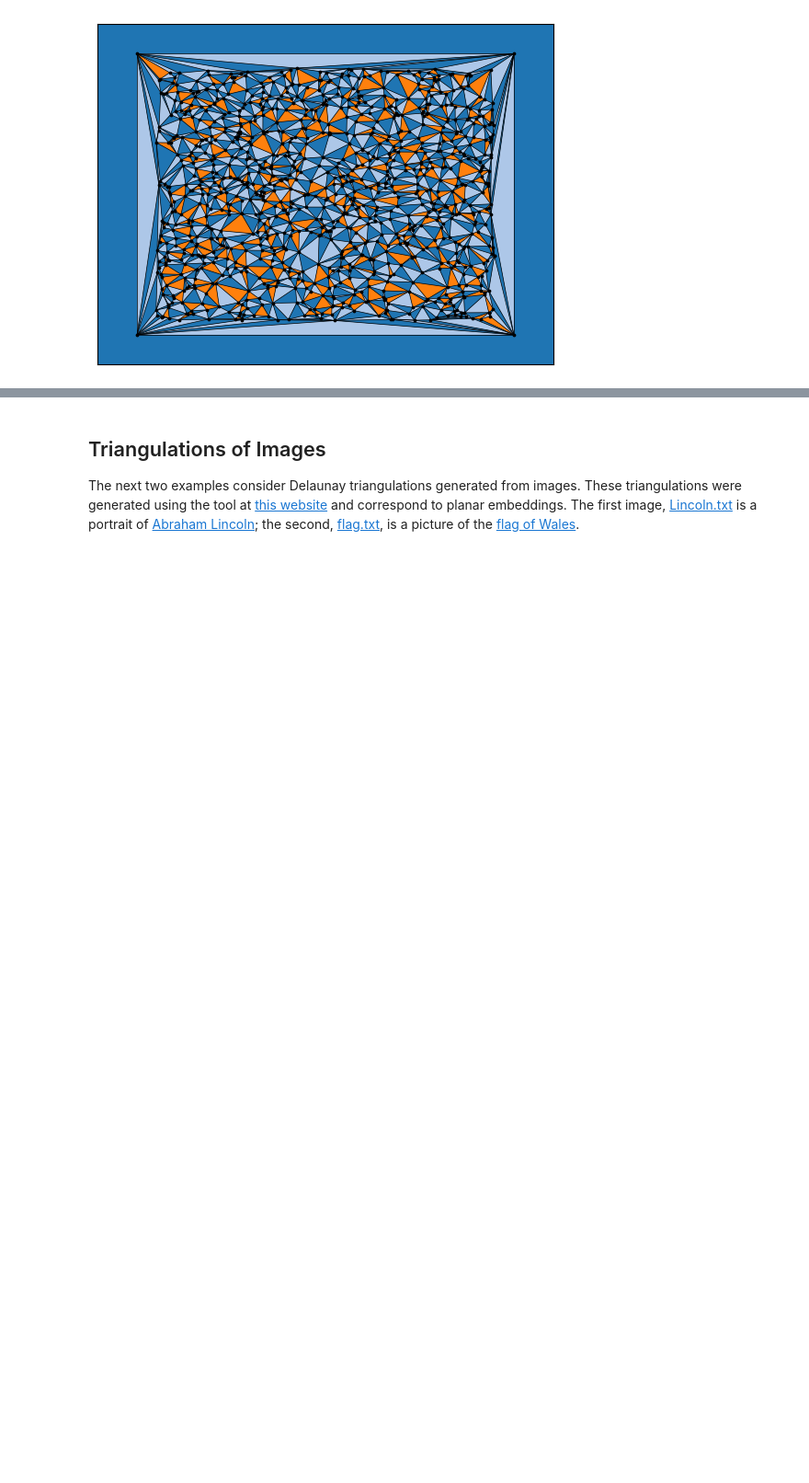
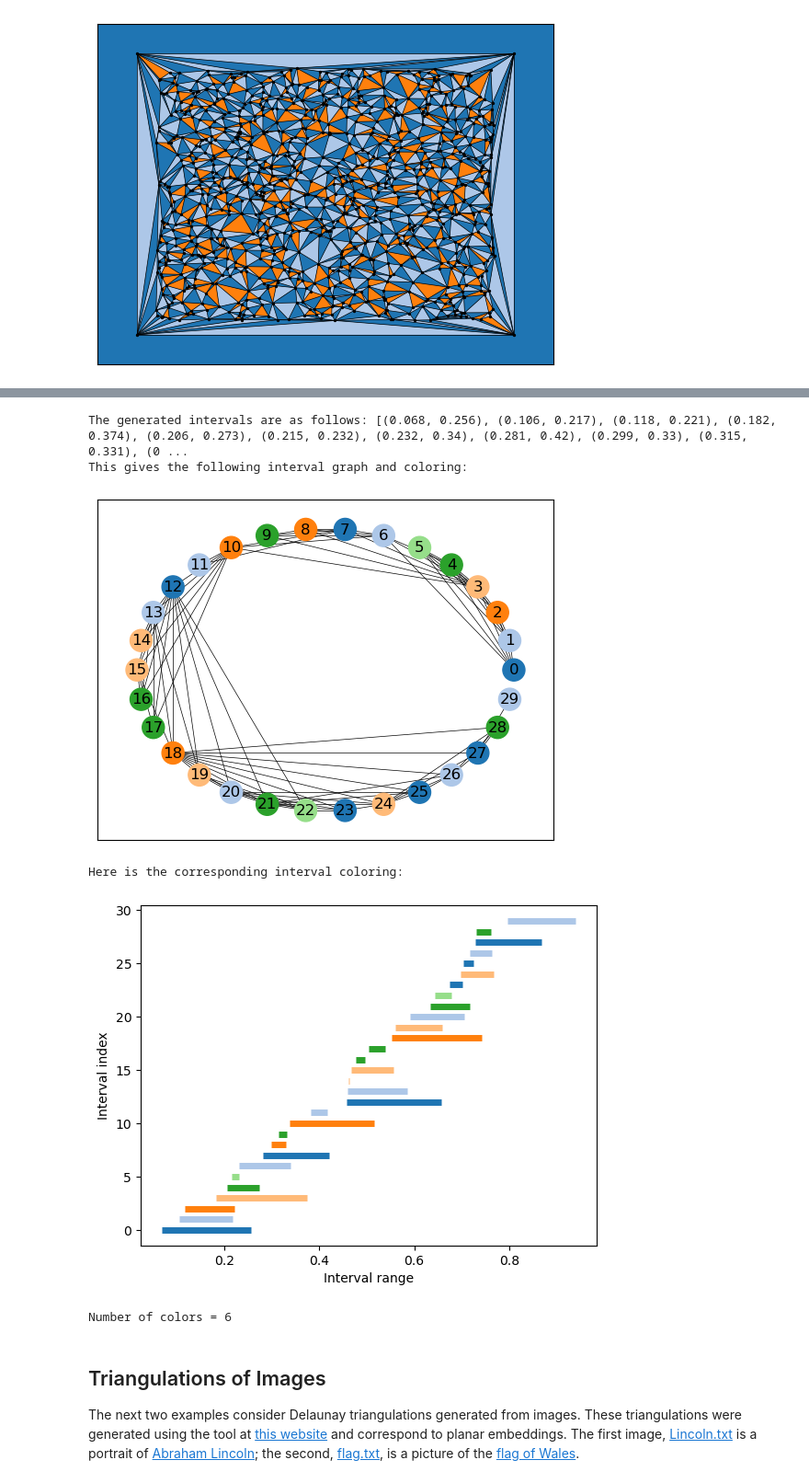
Before and after one commit to Rhyd-Lewis/GCol, a Jupyter notebook: docs/gallery/Gallery.ipynb, the cells around one changed output, grey strips where cells are left out. Shown at 92% size. Drawn from its saved outputs; the diff is of its cells as text; code cells hidden in the pictures; blank space fills up the shorter version.

```diff
--- a/docs/gallery/Gallery.ipynb
+++ b/docs/gallery/Gallery.ipynb
@@ -223,3 +240,59 @@ Number of colors = 3
+# %%
+import random
+import itertools
+
+def greedy_color(G, L):
+    # Greedily color the nodes in the order they appear in L
+    c = {}
+    for u in L:
+        adjcols = {c[v] for v in G[u] if v in c}
+        for j in itertools.count():
+            if j not in adjcols:
+                break
+        c[u] = j
+    return c
+
+# Generate a list of random intervals sorted by starting value
+random.seed(1)
+n, I = 30, []
+for i in range(n):
+    x = random.uniform(0.2, 0.8)
+    a, b = sorted([x, x + random.uniform(-0.2, 0.2)])
+    I.append((round(a, 3), round(b, 3)))
+I.sort(key=lambda x: x[0])
+print("The generated intervals are as follows:", I)
+
+print("This gives the following interval graph and coloring:")
+G = nx.Graph()
+for i in range(n):
+    G.add_node(i)
+for i in range(n-1):
+    for j in range(i+1, n):
+        if max(I[i][0], I[j][0]) < min(I[i][1], I[j][1]):
+            G.add_edge(i, j)
+c = greedy_color(G, [i for i in range(n)])
+nx.draw_networkx(
+    G,
+    pos=nx.circular_layout(G),
+    width=0.5,
+    node_color=gcol.get_node_colors(G, c, gcol.tableau)
+)
+plt.show()
+
+print("Here is the corresponding interval coloring:")
+for i in range(n):
+    plt.hlines(y=i, xmin=I[i][0], xmax=I[i][1], colors=gcol.tableau[c[i]], linewidths=5)
+plt.xlabel("Interval range")
+plt.ylabel("Interval index")
+plt.show()
+print("Number of colors =", max(c.values()) + 1)
+# %% [output]
+The generated intervals are as follows: [(0.068, 0.256), (0.106, 0.217), (0.118, 0.221), (0.182, 0.374), (0.206, 0.273), (0.215, 0.232), (0.232, 0.34), (0.281, 0.42), (0.299, 0.33), (0.315, 0.331), (0 ...
+This gives the following interval graph and coloring:
+[figure, added]
+Here is the corresponding interval coloring:
+[figure, added]
+Number of colors = 6
 # %% [markdown]
 ## Triangulations of Images
 
```
Also changed, not shown: parts of 18 cells of this notebook, 24 other files.
